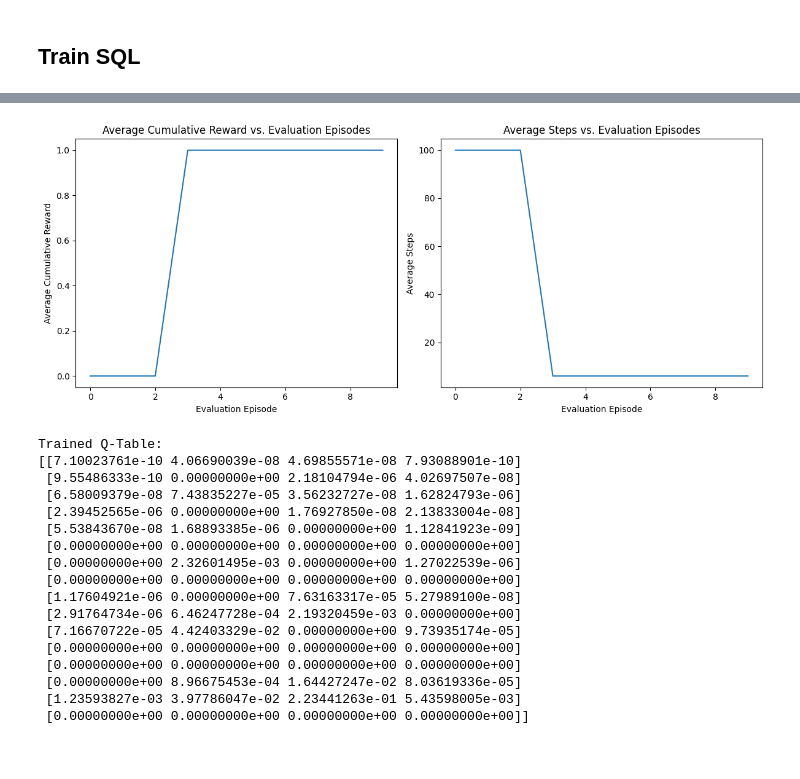
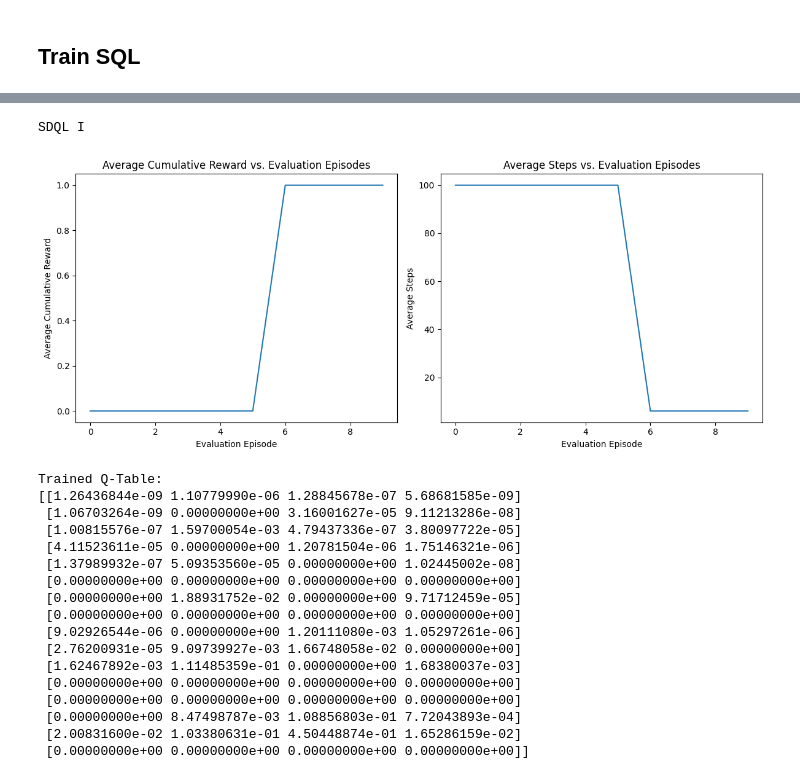
Before and after one commit to mahtabbm/RL_playground, a Jupyter notebook: frozenlake_variants.ipynb, the cells around one changed output, grey strips where cells are left out. Saved outputs shown, nothing was run; the diff lists cells and outputs as text; code cells hidden in the pictures.

```diff
--- a/frozenlake_variants.ipynb
+++ b/frozenlake_variants.ipynb
@@ -413,6 +417,7 @@ Double Q-learning training completed.
 # %%
 # Train the agent using Speedy Q Learning
-q_table, rewards, lengths = asynchronous_speedy_q_learning(env, total_time_steps=2000, eval_episodes=200, eval_every=200)
+print("SQL-10000steps")
+q_table, rewards, lengths = asynchronous_speedy_q_learning(env, total_time_steps=900, eval_episodes=10, eval_every=10)
 _plot_evaluation(rewards, lengths)
 # # visualize_frozen_lake(q_table)
 print("Trained Q-Table:")
@@ -452,7 +461,7 @@ def epsilon_greedy_policy(Q, state, epsilon):
         return np.argmax(Q[state])
 
 def asynchronous_speedy_double_q_learningI(
-        env, alpha=0.1, epsilon=1.0, gamma=0.99, total_time_steps=10000,
+        env, alpha=0.1, epsilon=0.5, gamma=0.99, total_time_steps=10000,
         eval_every: int = 100,
         eval_episodes: int = 10
 ):
@@ -511,30 +520,32 @@ def asynchronous_speedy_double_q_learningI(
     return Q_k, rewards, lengths
 # %%
 # Train the agent using Speedy Double Q Learning I
-q_table, rewards, lengths = asynchronous_speedy_double_q_learningI(env, total_time_steps=2000, eval_episodes=200, eval_every=200)
+print("SDQL I")
+q_table, rewards, lengths = asynchronous_speedy_double_q_learningI(env, total_time_steps=10000, eval_episodes=1000, eval_every=1000)
 _plot_evaluation(rewards, lengths)
 # # visualize_frozen_lake(q_table)
 print("Trained Q-Table:")
 print(q_table)
 # %% [output]
+SDQL I
-[figure, old version]
+[figure, new version]
-Trained Q-Table:
-[[7.10023761e-10 4.06690039e-08 4.69855571e-08 7.93088901e-10]
- [9.55486333e-10 0.00000000e+00 2.18104794e-06 4.02697507e-08]
- [6.58009379e-08 7.43835227e-05 3.56232727e-08 1.62824793e-06]
- [2.39452565e-06 0.00000000e+00 1.76927850e-08 2.13833004e-08]
- [5.53843670e-08 1.68893385e-06 0.00000000e+00 1.12841923e-09]
- [0.00000000e+00 0.00000000e+00 0.00000000e+00 0.00000000e+00]
- [0.00000000e+00 2.32601495e-03 0.00000000e+00 1.27022539e-06]
- [0.00000000e+00 0.00000000e+00 0.00000000e+00 0.00000000e+00]
- [1.17604921e-06 0.00000000e+00 7.63163317e-05 5.27989100e-08]
- [2.91764734e-06 6.46247728e-04 2.19320459e-03 0.00000000e+00]
- [7.16670722e-05 4.42403329e-02 0.00000000e+00 9.73935174e-05]
- [0.00000000e+00 0.00000000e+00 0.00000000e+00 0.00000000e+00]
- [0.00000000e+00 0.00000000e+00 0.00000000e+00 0.00000000e+00]
- [0.00000000e+00 8.96675453e-04 1.64427247e-02 8.03619336e-05]
- [1.23593827e-03 3.97786047e-02 2.23441263e-01 5.43598005e-03]
- [0.00000000e+00 0.00000000e+00 0.00000000e+00 0.00000000e+00]]
+Trained Q-Table:
+[[1.26436844e-09 1.10779990e-06 1.28845678e-07 5.68681585e-09]
+ [1.06703264e-09 0.00000000e+00 3.16001627e-05 9.11213286e-08]
+ [1.00815576e-07 1.59700054e-03 4.79437336e-07 3.80097722e-05]
+ [4.11523611e-05 0.00000000e+00 1.20781504e-06 1.75146321e-06]
+ [1.37989932e-07 5.09353560e-05 0.00000000e+00 1.02445002e-08]
+ [0.00000000e+00 0.00000000e+00 0.00000000e+00 0.00000000e+00]
+ [0.00000000e+00 1.88931752e-02 0.00000000e+00 9.71712459e-05]
+ [0.00000000e+00 0.00000000e+00 0.00000000e+00 0.00000000e+00]
+ [9.02926544e-06 0.00000000e+00 1.20111080e-03 1.05297261e-06]
+ [2.76200931e-05 9.09739927e-03 1.66748058e-02 0.00000000e+00]
+ [1.62467892e-03 1.11485359e-01 0.00000000e+00 1.68380037e-03]
+ [0.00000000e+00 0.00000000e+00 0.00000000e+00 0.00000000e+00]
+ [0.00000000e+00 0.00000000e+00 0.00000000e+00 0.00000000e+00]
+ [0.00000000e+00 8.47498787e-03 1.08856803e-01 7.72043893e-04]
+ [2.00831600e-02 1.03380631e-01 4.50448874e-01 1.65286159e-02]
+ [0.00000000e+00 0.00000000e+00 0.00000000e+00 0.00000000e+00]]
 # %%
 def initialize_q_tables(state_space, action_space):
     """ Initialize two Q-tables for Double Q-Learning with small initial values to prevent large updates initially. """
```
Also changed, not shown: parts of 14 cells of this notebook, 1 other file.
